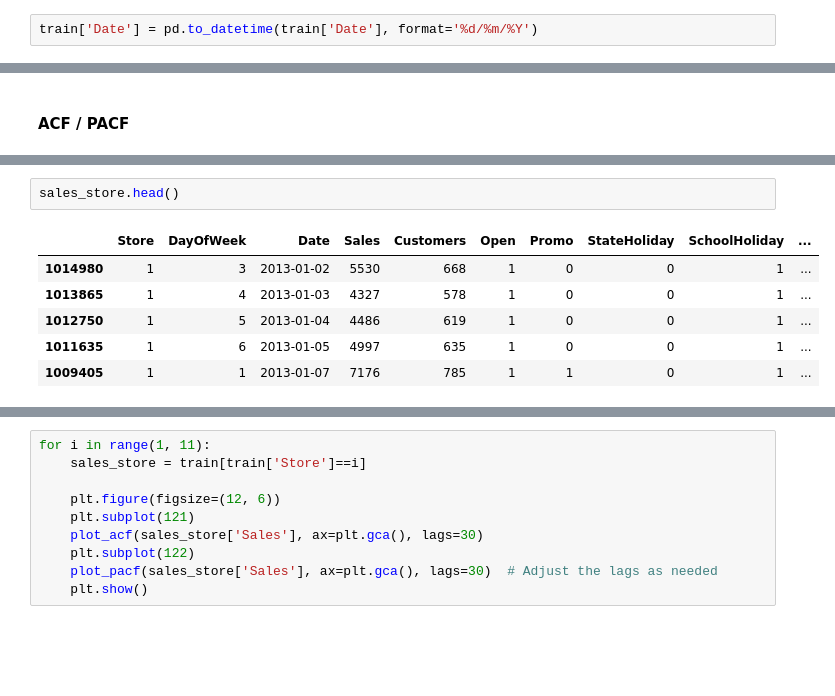
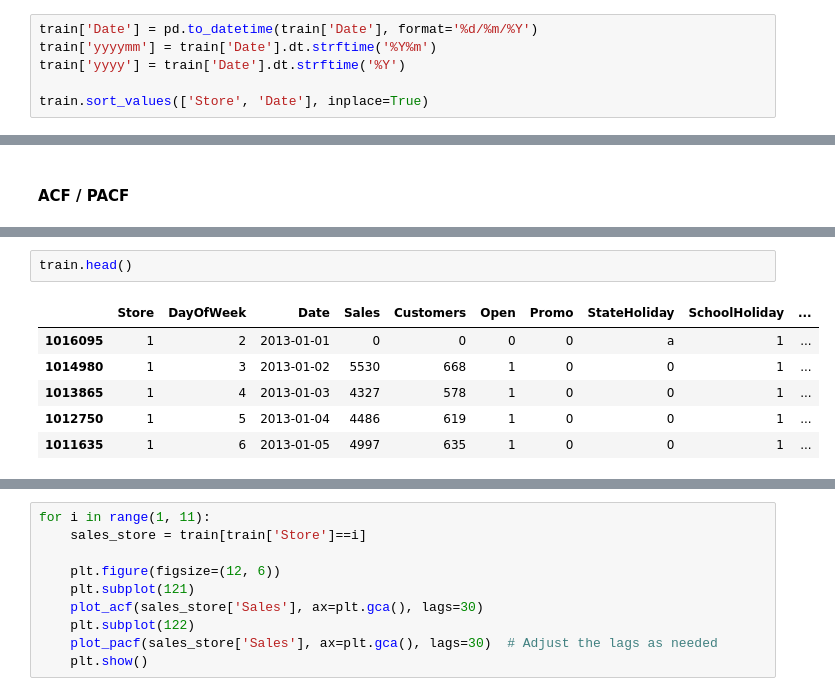
Before and after one commit to CYCCCCC/store_sales_prediction, a Jupyter notebook: store_sales.ipynb, the cells around one changed output, grey strips where cells are left out. Cells and saved outputs as stored; diff of their text form; blank space fills up the shorter version.

```diff
--- a/store_sales.ipynb
+++ b/store_sales.ipynb
@@ -301,6 +299,10 @@ dtypes: int64(7), object(2)
 memory usage: 69.8+ MB
 # %%
 train['Date'] = pd.to_datetime(train['Date'], format='%d/%m/%Y')
+train['yyyymm'] = train['Date'].dt.strftime('%Y%m')
+train['yyyy'] = train['Date'].dt.strftime('%Y')
+
+train.sort_values(['Store', 'Date'], inplace=True)
 # %%
 train[train['Sales']==0]['DayOfWeek'].value_counts(dropna=False)
 # %% [output]
@@ -395,9 +416,9 @@ sales_store = train_open[train_open['Store']==2]
 # %%
-sales_store.head()
+train.head()
 # %% [output]
 |  | Store | DayOfWeek | Date | Sales | Customers | Open | Promo | StateHoliday | SchoolHoliday | ... |
+| 1016095 | 1 | 2 | 2013-01-01 | 0 | 0 | 0 | 0 | a | 1 | ... |
 | 1014980 | 1 | 3 | 2013-01-02 | 5530 | 668 | 1 | 0 | 0 | 1 | ... |
 | 1013865 | 1 | 4 | 2013-01-03 | 4327 | 578 | 1 | 0 | 0 | 1 | ... |
 | 1012750 | 1 | 5 | 2013-01-04 | 4486 | 619 | 1 | 0 | 0 | 1 | ... |
 | 1011635 | 1 | 6 | 2013-01-05 | 4997 | 635 | 1 | 0 | 0 | 1 | ... |
-| 1009405 | 1 | 1 | 2013-01-07 | 7176 | 785 | 1 | 1 | 0 | 1 | ... |
```
Also changed, not shown: parts of 30 cells of this notebook.
